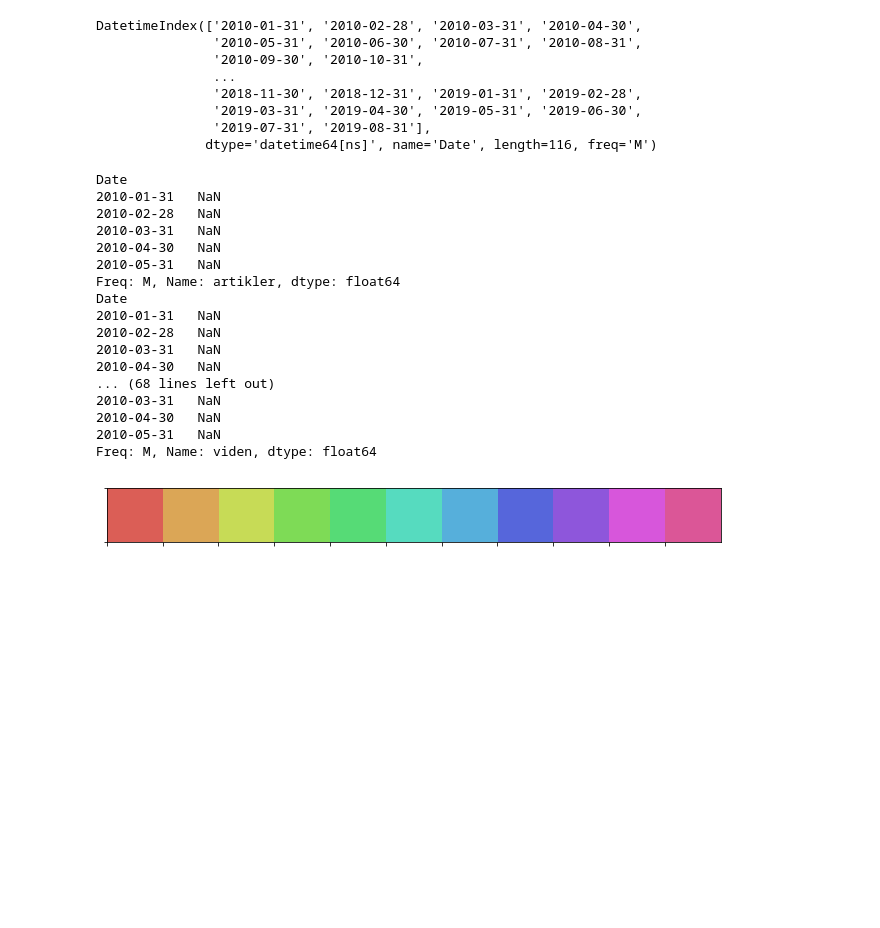
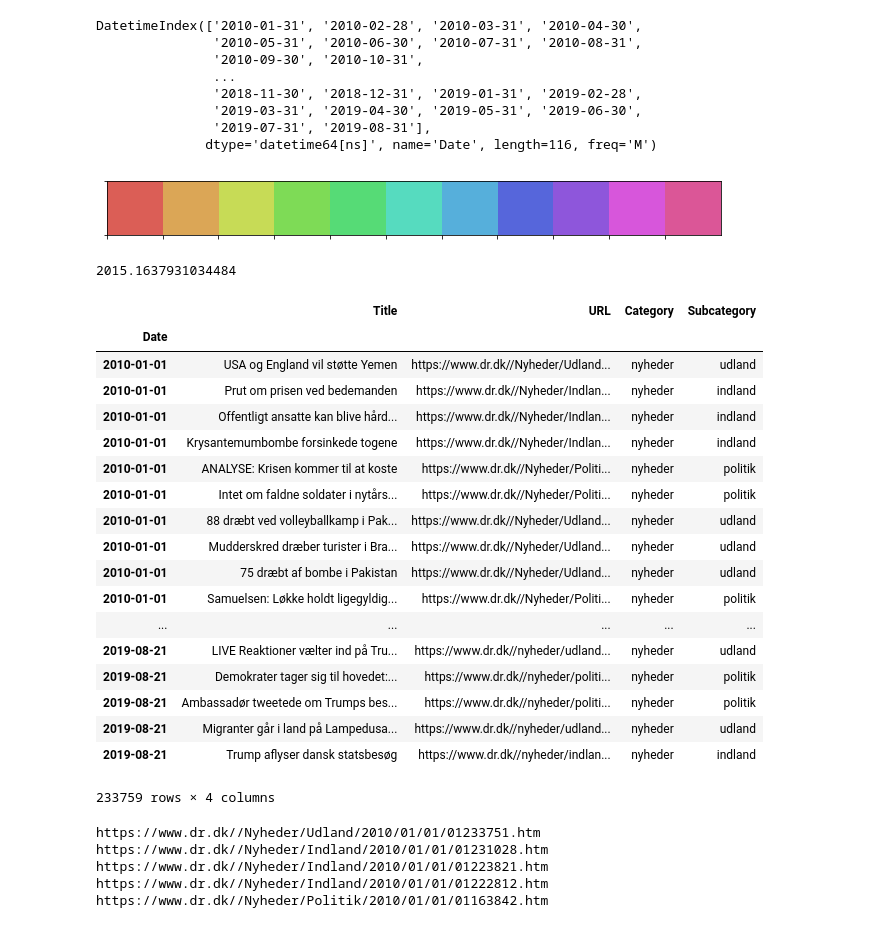
Before and after one commit to OliviaRW/group23, a Jupyter notebook: Exam/Migration/Exam tests.ipynb, the cells around one changed output. Cells and saved outputs as stored; diff of their text form; code cells hidden in the pictures; blank space fills up the shorter version.

```diff
--- a/Exam/Migration/Exam tests.ipynb
+++ b/Exam/Migration/Exam tests.ipynb
@@ -597,27 +582,6 @@ DatetimeIndex(['2010-01-31', '2010-02-28', '2010-03-31', '2010-04-30',
                '2019-03-31', '2019-04-30', '2019-05-31', '2019-06-30',
                '2019-07-31', '2019-08-31'],
               dtype='datetime64[ns]', name='Date', length=116, freq='M')
-# %%
-for column in df.columns:
-    print(df[column].head(5))
-# %% [output]
-Date
-2010-01-31   NaN
-2010-02-28   NaN
-2010-03-31   NaN
-2010-04-30   NaN
-2010-05-31   NaN
-Freq: M, Name: artikler, dtype: float64
-Date
-2010-01-31   NaN
-2010-02-28   NaN
-2010-03-31   NaN
-2010-04-30   NaN
-... (68 lines left out)
-2010-03-31   NaN
-2010-04-30   NaN
-2010-05-31   NaN
-Freq: M, Name: viden, dtype: float64
 # %%
 import seaborn as sns
 sns.set_palette('hls')
@@ -625,3 +589,40 @@ sns.set_palette('hls')
 sns.palplot(sns.color_palette('hls', 11))
 # %% [output]
 [figure]
+# %%
+df = pd.read_csv('cleaned_dr_article_counts.csv', header = 0, index_col = 'Date')
+df.index = pd.to_datetime(df.index) #convert to datetime
+df.groupby(pd.Grouper(freq = 'm')).count()['Title'].mean()
+# %% [output]
+2015.1637931034484
+# %%
+df
+# %% [output]
+|  | Title | URL | Category | Subcategory |
+| Date |  |  |  |  |
+| 2010-01-01 | USA og England vil støtte Yemen | https://www.dr.dk//Nyheder/Udland... | nyheder | udland |
+| 2010-01-01 | Prut om prisen ved bedemanden | https://www.dr.dk//Nyheder/Indlan... | nyheder | indland |
+| 2010-01-01 | Offentligt ansatte kan blive hård... | https://www.dr.dk//Nyheder/Indlan... | nyheder | indland |
+| 2010-01-01 | Krysantemumbombe forsinkede togene | https://www.dr.dk//Nyheder/Indlan... | nyheder | indland |
+| 2010-01-01 | ANALYSE: Krisen kommer til at koste | https://www.dr.dk//Nyheder/Politi... | nyheder | politik |
+| 2010-01-01 | Intet om faldne soldater i nytårs... | https://www.dr.dk//Nyheder/Politi... | nyheder | politik |
+| 2010-01-01 | 88 dræbt ved volleyballkamp i Pak... | https://www.dr.dk//Nyheder/Udland... | nyheder | udland |
+| 2010-01-01 | Mudderskred dræber turister i Bra... | https://www.dr.dk//Nyheder/Udland... | nyheder | udland |
+| 2010-01-01 | 75 dræbt af bombe i Pakistan | https://www.dr.dk//Nyheder/Udland... | nyheder | udland |
+| 2010-01-01 | Samuelsen: Løkke holdt ligegyldig... | https://www.dr.dk//Nyheder/Politi... | nyheder | politik |
+| ... | ... | ... | ... | ... |
+| 2019-08-21 | LIVE Reaktioner vælter ind på Tru... | https://www.dr.dk//nyheder/udland... | nyheder | udland |
+| 2019-08-21 | Demokrater tager sig til hovedet:... | https://www.dr.dk//nyheder/politi... | nyheder | politik |
+| 2019-08-21 | Ambassadør tweetede om Trumps bes... | https://www.dr.dk//nyheder/politi... | nyheder | politik |
+| 2019-08-21 | Migranter går i land på Lampedusa... | https://www.dr.dk//nyheder/udland... | nyheder | udland |
+| 2019-08-21 | Trump aflyser dansk statsbesøg | https://www.dr.dk//nyheder/indlan... | nyheder | indland |
+233759 rows × 4 columns
+# %%
+for i in df.head().iterrows():
+    print(i[1][1])
+# %% [output]
+https://www.dr.dk//Nyheder/Udland/2010/01/01/01233751.htm
+https://www.dr.dk//Nyheder/Indland/2010/01/01/01231028.htm
+https://www.dr.dk//Nyheder/Indland/2010/01/01/01223821.htm
+https://www.dr.dk//Nyheder/Indland/2010/01/01/01222812.htm
+https://www.dr.dk//Nyheder/Politik/2010/01/01/01163842.htm
```
Also changed, not shown: parts of 14 cells of this notebook, 11 other files.
